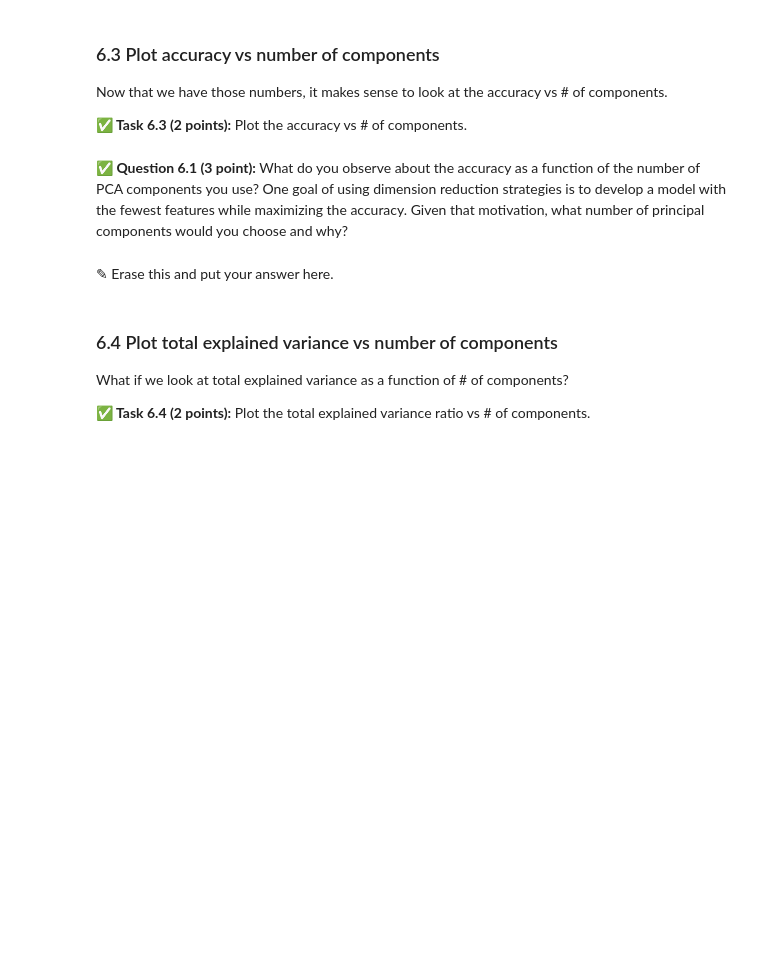
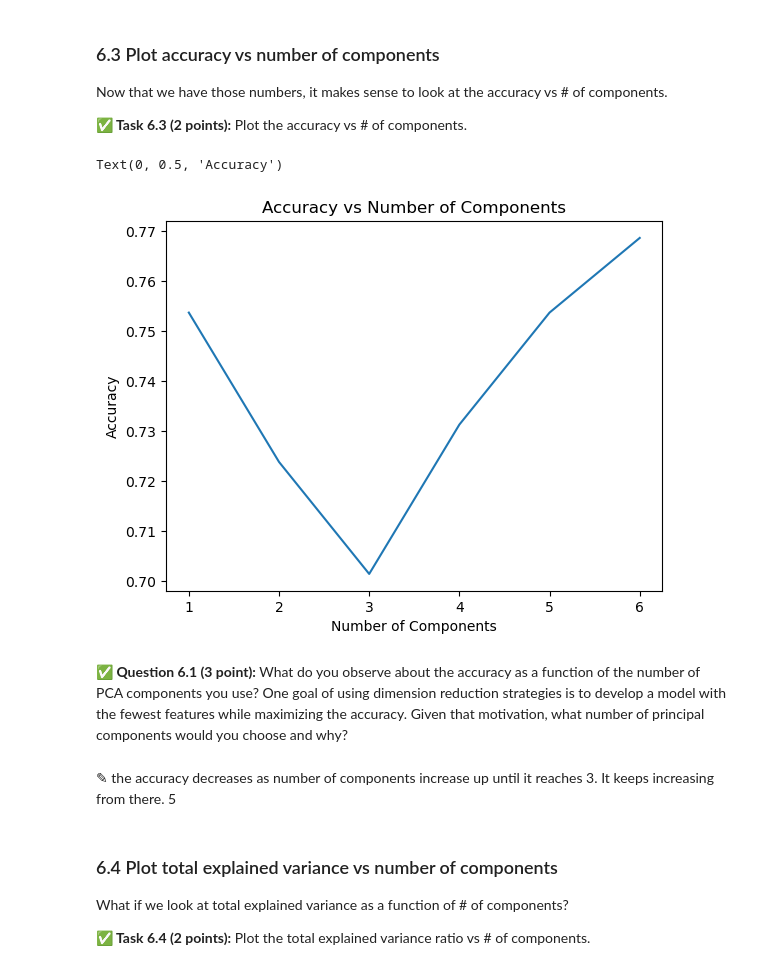
Before and after one commit to Lawpantoe/CMSE202-f23-turnin, a Jupyter notebook: hw-04/HW-04_PerceptronSVMandPCA-STUDENT.ipynb, the cells around one changed output. Drawn from its saved outputs; the diff is of its cells as text; code cells hidden in the pictures; blank space fills up the shorter version.

```diff
--- a/hw-04/HW-04_PerceptronSVMandPCA-STUDENT.ipynb
+++ b/hw-04/HW-04_PerceptronSVMandPCA-STUDENT.ipynb
@@ -525,3 +553,17 @@ Now that you have created a function that returns the accuracy for a given numbe
+# %%
+# Put your code here
+accuracies = []
+variance_ratios = []
+
+# Compute accuracy and variance ratio for each number of components
+for n_components in range(1, 7):
+    accuracy, variance_ratio = pca_svc_accuracy(credit_card_train.iloc[:, :-1],
+                                                credit_card_test.iloc[:, :-1],
+                                                credit_card_train.iloc[:, -1],
+                                                credit_card_test.iloc[:, -1],
+                                                n_components)
+    accuracies.append(accuracy)
+    variance_ratios.append(variance_ratio)
 # %% [markdown]
 ### 6.3 Plot accuracy vs number of components
 
@@ -533,7 +573,16 @@ Now that we have those numbers, it makes sense to look at the accuracy vs # of c
+# %%
+# Put your code here
+plt.plot(range(1, 7), accuracies,  linestyle='-')
+plt.title('Accuracy vs Number of Components')
+plt.xlabel('Number of Components')
+plt.ylabel('Accuracy')
+# %% [output]
+Text(0, 0.5, 'Accuracy')
+[figure, added]
 # %% [markdown]
 **&#9989; Question 6.1 (3 point):** What do you observe about the accuracy as a function of the number of PCA components you use? One goal of using dimension reduction strategies is to develop a model with the fewest features while maximizing the accuracy. Given that motivation, what number of principal components would you choose and why?
-# %% [markdown]
-<font size=+3>&#9998;</font> Erase this and put your answer here.
+# %% [markdown]
+<font size=+3>&#9998;</font> the accuracy decreases as number of components increase up until it reaches 3. It keeps increasing from there. 5
 # %% [markdown]
 ### 6.4 Plot total explained variance vs number of components
 
```
Also changed, not shown: parts of 9 cells of this notebook.
